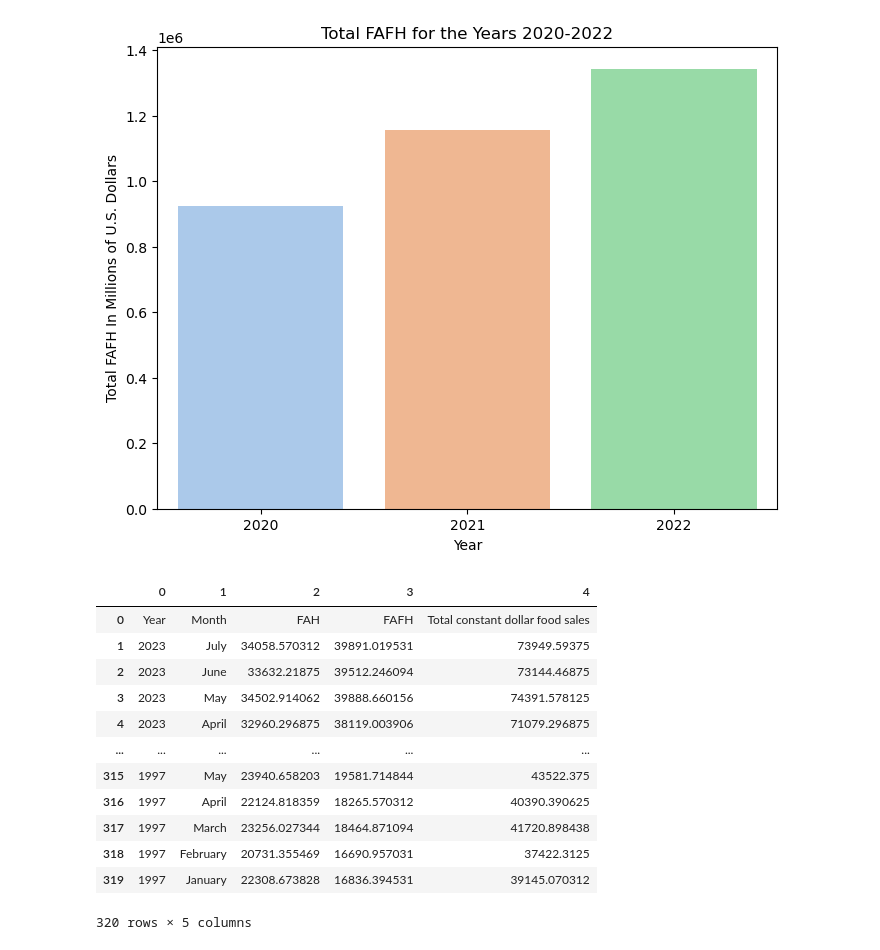
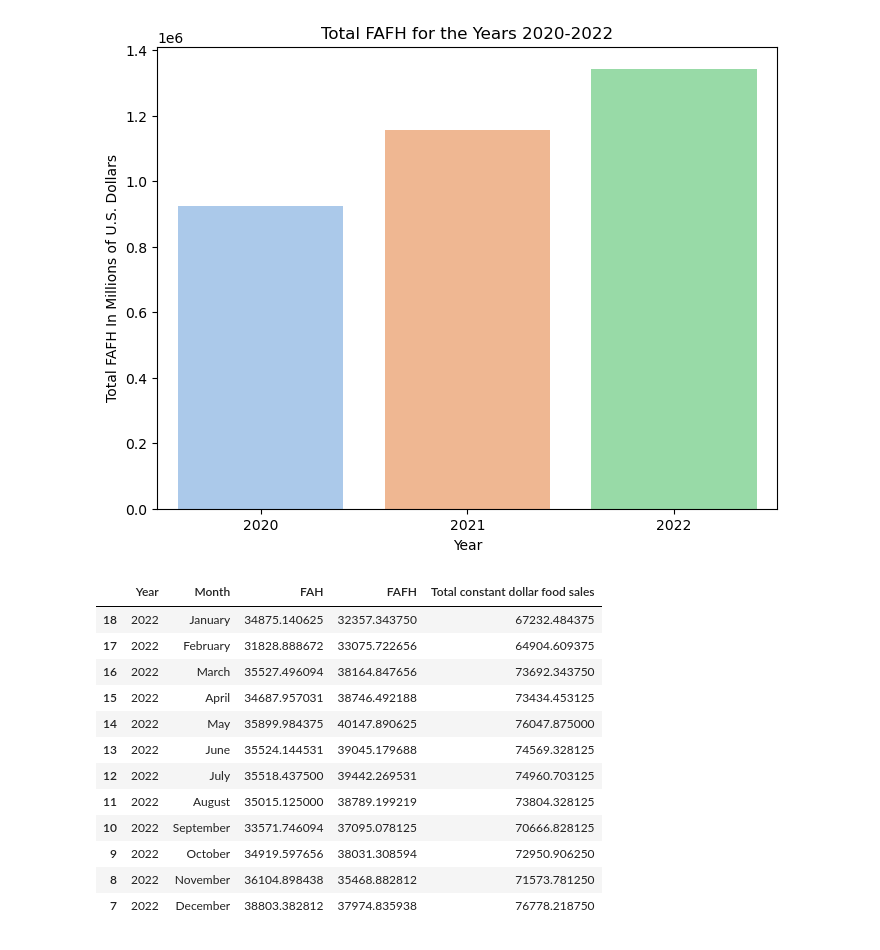
Before and after one commit to bkeffer3098/Project-1, a Jupyter notebook: Resources/FAFH.ipynb, the cells around one changed output. Cells and saved outputs as stored; diff of their text form; code cells hidden in the pictures.

```diff
--- a/Resources/FAFH.ipynb
+++ b/Resources/FAFH.ipynb
@@ -134,29 +134,32 @@ plt.show()
 [figure]
 # %%
 # Load the Excel file
-df = pd.read_excel('monthly_sales.xlsx', header= None)
+df = pd.read_excel('monthly_sales.xlsx')
+twenty = df.loc[(df["Year"]==2020)]
+twenty_one= df.loc[(df["Year"]==2021)]
+twenty_two= df.loc[(df["Year"]==2022)]
 
-# Remove rows with any missing values (if needed)
+#reverse
+twenty = twenty.iloc[::-1]
+twenty_one = twenty_one.iloc[::-1]
+twenty_two = twenty_two.iloc[::-1]
+
+# Remove rows with any missing values
 df.dropna(inplace=True)
-
-#df[df.Year > 2020]
-#df=df[df.Year > 2020]
-#df[df.Year < 2022]
-#df=df[df.Year < 2022]
-#df=df.loc[(df['Years']>=2020),:]
+df = df[df['Year'] >= 2020]
 pd.set_option('display.max_columns', None)
-df
+twenty
 # %% [output]
-|  | 0 | 1 | 2 | 3 | 4 |
-| 0 | Year | Month | FAH | FAFH | Total constant dollar food sales |
-| 1 | 2023 | July | 34058.570312 | 39891.019531 | 73949.59375 |
-| 2 | 2023 | June | 33632.21875 | 39512.246094 | 73144.46875 |
-| 3 | 2023 | May | 34502.914062 | 39888.660156 | 74391.578125 |
-| 4 | 2023 | April | 32960.296875 | 38119.003906 | 71079.296875 |
-| ... | ... | ... | ... | ... | ... |
-| 315 | 1997 | May | 23940.658203 | 19581.714844 | 43522.375 |
-| 316 | 1997 | April | 22124.818359 | 18265.570312 | 40390.390625 |
-| 317 | 1997 | March | 23256.027344 | 18464.871094 | 41720.898438 |
-| 318 | 1997 | February | 20731.355469 | 16690.957031 | 37422.3125 |
-| 319 | 1997 | January | 22308.673828 | 16836.394531 | 39145.070312 |
+|  | Year | Month | FAH | FAFH | Total constant dollar food sales |
+| 18 | 2022 | January | 34875.140625 | 32357.343750 | 67232.484375 |
+| 17 | 2022 | February | 31828.888672 | 33075.722656 | 64904.609375 |
+| 16 | 2022 | March | 35527.496094 | 38164.847656 | 73692.343750 |
+| 15 | 2022 | April | 34687.957031 | 38746.492188 | 73434.453125 |
+| 14 | 2022 | May | 35899.984375 | 40147.890625 | 76047.875000 |
+| 13 | 2022 | June | 35524.144531 | 39045.179688 | 74569.328125 |
+| 12 | 2022 | July | 35518.437500 | 39442.269531 | 74960.703125 |
+| 11 | 2022 | August | 35015.125000 | 38789.199219 | 73804.328125 |
+| 10 | 2022 | September | 33571.746094 | 37095.078125 | 70666.828125 |
+| 9 | 2022 | October | 34919.597656 | 38031.308594 | 72950.906250 |
+| 8 | 2022 | November | 36104.898438 | 35468.882812 | 71573.781250 |
+| 7 | 2022 | December | 38803.382812 | 37974.835938 | 76778.218750 |
-320 rows × 5 columns
```
Also changed, not shown: parts of 5 cells of this notebook.
